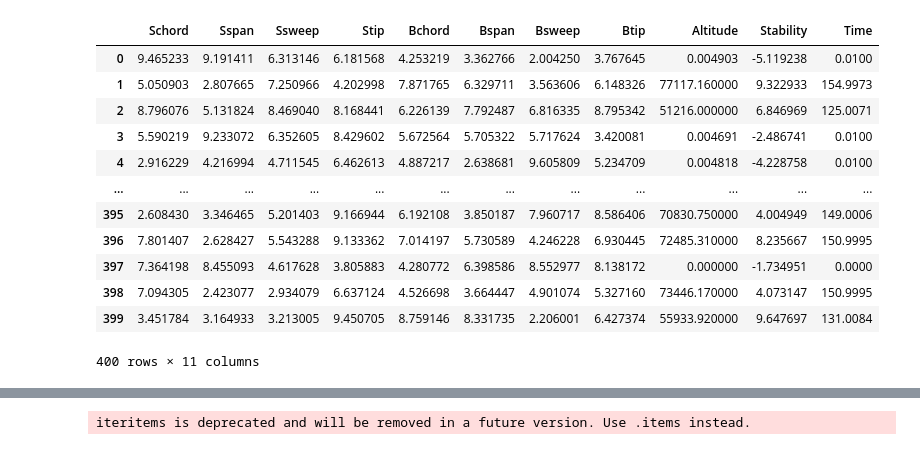
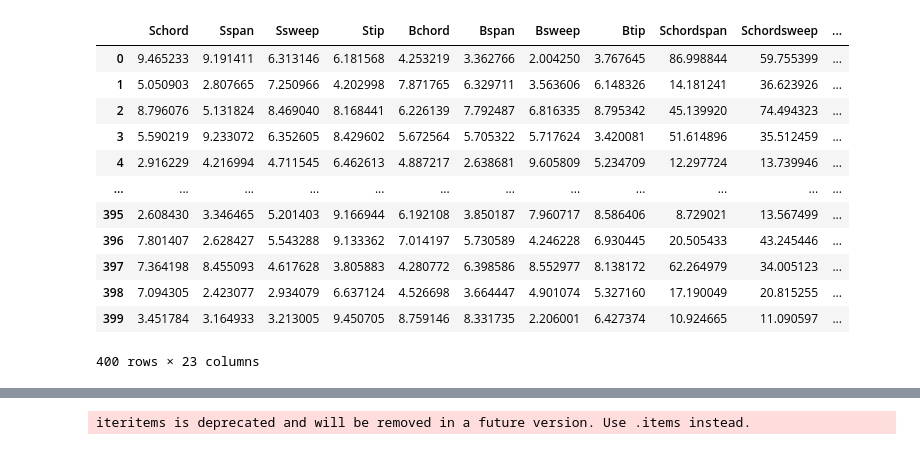
Before and after one commit to alex-t-hu/rocket, a Jupyter notebook: stability.ipynb, the cells around one changed output, grey strips where cells are left out. Drawn from its saved outputs; the diff is of its cells as text; code cells hidden in the pictures.

```diff
--- a/stability.ipynb
+++ b/stability.ipynb
@@ -88,18 +90,40 @@ df
+# %%
+df = df.rename(columns={0: "Schord", 1: "Sspan", 2: "Ssweep", 3: "Stip", 4: "Bchord",
+                        5: "Bspan", 6: "Bsweep", 7: "Btip", 8: "Altitude", 9: "Stability", 10: "Time"})
+df['Schordspan'] = df['Schord'] * df['Sspan']
+df['Schordsweep'] = df['Schord'] * df['Ssweep']
+df['Schordtip'] = df['Schord'] * df['Stip']
+df['Sspansweep'] = df['Sspan'] * df['Ssweep']
+df['SSpantip'] = df['Sspan'] * df['Stip']
+df['SSweeptip'] = df['Ssweep'] * df['Stip']
+
+df['Bchordspan'] = df['Bchord'] * df['Bspan']
+df['Bchordsweep'] = df['Bchord'] * df['Bsweep']
+df['Bchordtip'] = df['Bchord'] * df['Btip']
+df['Bspansweep'] = df['Bspan'] * df['Bsweep']
+df['BSpantip'] = df['Bspan'] * df['Btip']
+df['BSweeptip'] = df['Bsweep'] * df['Btip']
+alt = df.pop("Altitude")
+stab = df.pop("Stability")
+time = df.pop("Time")
+
+df.insert(len(df.columns), "Altitude", alt)
+df.insert(len(df.columns), "Stability", stab)
+df.insert(len(df.columns), "Time", time)
+df
+# %% [output]
+|  | Schord | Sspan | Ssweep | Stip | Bchord | Bspan | Bsweep | Btip | Schordspan | Schordsweep | ... |
+| 0 | 9.465233 | 9.191411 | 6.313146 | 6.181568 | 4.253219 | 3.362766 | 2.004250 | 3.767645 | 86.998844 | 59.755399 | ... |
+| 1 | 5.050903 | 2.807665 | 7.250966 | 4.202998 | 7.871765 | 6.329711 | 3.563606 | 6.148326 | 14.181241 | 36.623926 | ... |
+| 2 | 8.796076 | 5.131824 | 8.469040 | 8.168441 | 6.226139 | 7.792487 | 6.816335 | 8.795342 | 45.139920 | 74.494323 | ... |
+| 3 | 5.590219 | 9.233072 | 6.352605 | 8.429602 | 5.672564 | 5.705322 | 5.717624 | 3.420081 | 51.614896 | 35.512459 | ... |
+| 4 | 2.916229 | 4.216994 | 4.711545 | 6.462613 | 4.887217 | 2.638681 | 9.605809 | 5.234709 | 12.297724 | 13.739946 | ... |
+| ... | ... | ... | ... | ... | ... | ... | ... | ... | ... | ... | ... |
+| 395 | 2.608430 | 3.346465 | 5.201403 | 9.166944 | 6.192108 | 3.850187 | 7.960717 | 8.586406 | 8.729021 | 13.567499 | ... |
+| 396 | 7.801407 | 2.628427 | 5.543288 | 9.133362 | 7.014197 | 5.730589 | 4.246228 | 6.930445 | 20.505433 | 43.245446 | ... |
+| 397 | 7.364198 | 8.455093 | 4.617628 | 3.805883 | 4.280772 | 6.398586 | 8.552977 | 8.138172 | 62.264979 | 34.005123 | ... |
+| 398 | 7.094305 | 2.423077 | 2.934079 | 6.637124 | 4.526698 | 3.664447 | 4.901074 | 5.327160 | 17.190049 | 20.815255 | ... |
+| 399 | 3.451784 | 3.164933 | 3.213005 | 9.450705 | 8.759146 | 8.331735 | 2.206001 | 6.427374 | 10.924665 | 11.090597 | ... |
+400 rows × 23 columns
 # %%
-df = df.rename(columns={0: "Schord", 1: "Sspan", 2: "Ssweep", 3: "Stip", 4: "Bchord",
-                        5: "Bspan", 6: "Bsweep", 7: "Btip", 8: "Altitude", 9: "Stability", 10: "Time"})
-df
+features = ['Schord', 'Sspan', 'Ssweep', 'Stip', 'Bchord', 'Bspan', 'Bsweep', 'Btip', 'Time']
-# %% [output]
-|  | Schord | Sspan | Ssweep | Stip | Bchord | Bspan | Bsweep | Btip | Altitude | Stability | Time |
-| 0 | 9.465233 | 9.191411 | 6.313146 | 6.181568 | 4.253219 | 3.362766 | 2.004250 | 3.767645 | 0.004903 | -5.119238 | 0.0100 |
-| 1 | 5.050903 | 2.807665 | 7.250966 | 4.202998 | 7.871765 | 6.329711 | 3.563606 | 6.148326 | 77117.160000 | 9.322933 | 154.9973 |
-| 2 | 8.796076 | 5.131824 | 8.469040 | 8.168441 | 6.226139 | 7.792487 | 6.816335 | 8.795342 | 51216.000000 | 6.846969 | 125.0071 |
-| 3 | 5.590219 | 9.233072 | 6.352605 | 8.429602 | 5.672564 | 5.705322 | 5.717624 | 3.420081 | 0.004691 | -2.486741 | 0.0100 |
-| 4 | 2.916229 | 4.216994 | 4.711545 | 6.462613 | 4.887217 | 2.638681 | 9.605809 | 5.234709 | 0.004818 | -4.228758 | 0.0100 |
-| ... | ... | ... | ... | ... | ... | ... | ... | ... | ... | ... | ... |
-| 395 | 2.608430 | 3.346465 | 5.201403 | 9.166944 | 6.192108 | 3.850187 | 7.960717 | 8.586406 | 70830.750000 | 4.004949 | 149.0006 |
-| 396 | 7.801407 | 2.628427 | 5.543288 | 9.133362 | 7.014197 | 5.730589 | 4.246228 | 6.930445 | 72485.310000 | 8.235667 | 150.9995 |
-| 397 | 7.364198 | 8.455093 | 4.617628 | 3.805883 | 4.280772 | 6.398586 | 8.552977 | 8.138172 | 0.000000 | -1.734951 | 0.0000 |
-| 398 | 7.094305 | 2.423077 | 2.934079 | 6.637124 | 4.526698 | 3.664447 | 4.901074 | 5.327160 | 73446.170000 | 4.073147 | 150.9995 |
-| 399 | 3.451784 | 3.164933 | 3.213005 | 9.450705 | 8.759146 | 8.331735 | 2.206001 | 6.427374 | 55933.920000 | 9.647697 | 131.0084 |
-400 rows × 11 columns
```
Also changed, not shown: parts of 29 cells of this notebook.
